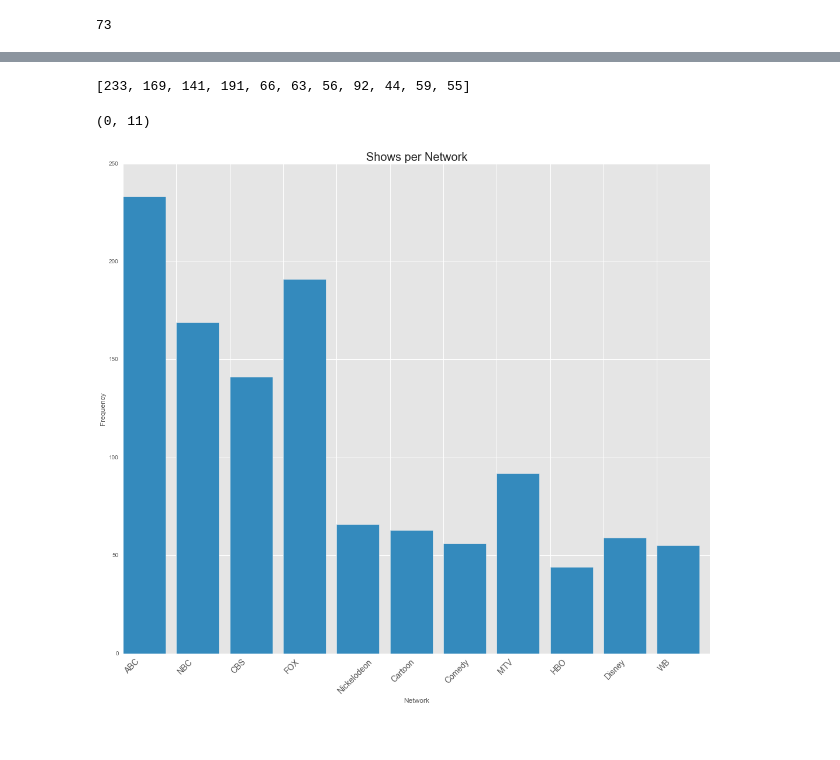
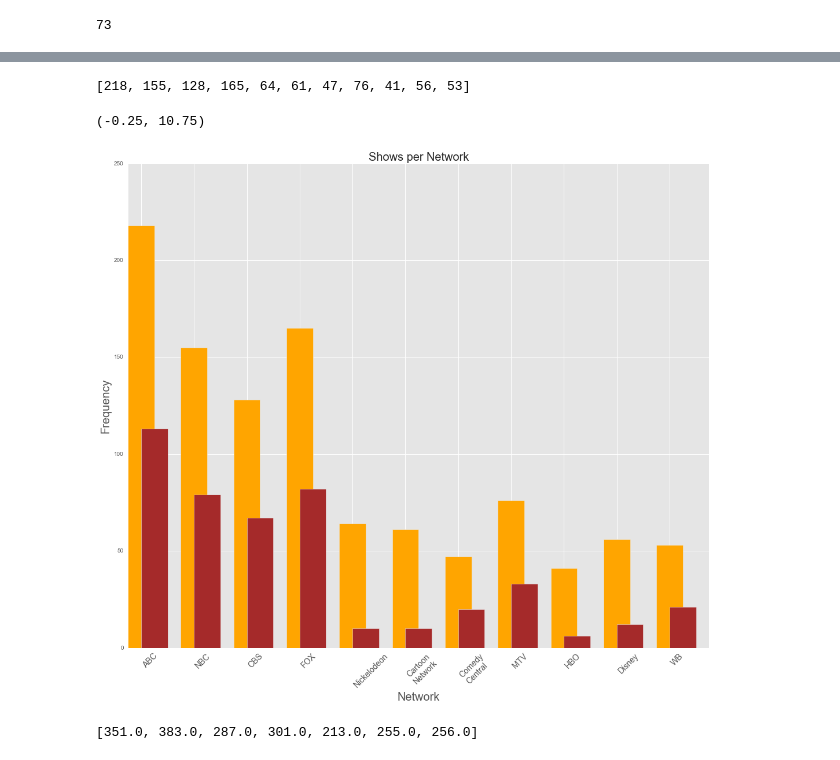
Before and after one commit to cgeppig/Will_My_Show_Get_Cancelled, a Jupyter notebook: Capstone_plotting.ipynb, the cells around one changed output, grey strips where cells are left out. Saved outputs shown, nothing was run; the diff lists cells and outputs as text; code cells hidden in the pictures.

```diff
--- a/Capstone_plotting.ipynb
+++ b/Capstone_plotting.ipynb
@@ -15,6 +15,8 @@ pd.set_option("display.max_rows", 200)
 shows = pd.read_csv('good_shows_data2.csv')
 # %%
 shows = shows[shows['first_year']>=1980]
+# %%
+shows = shows[shows['seasons'] != 0]
 # %%
 shows['release_date'] = shows['release_date'].dropna().apply(lambda x: datetime.strptime(x, '%Y-%m-%d'))
 # %%
@@ -23,6 +25,8 @@ shows['release_month'] = shows['release_month'].dropna().apply(lambda x: int(x))
 # %%
 shows['release_weekday'] = shows['release_date'].dropna().apply(lambda x: x.strftime('%w'))
 shows['release_weekday'] = shows['release_weekday'].dropna().apply(lambda x: int(x))
+# %%
+cancelled_shows = shows[shows['cancelled'] == 1]
 # %%
 shows['release_weekday'].value_counts()
 # %% [output]
@@ -250,21 +210,24 @@ networks = ['from_ABC', u'from_NBC', u'from_CBS', u'from_Fox', u'from_Nickelodeo
        u'from_Cartoon', u'from_Comedy', u'from_MTV', u'from_HBO',
        u'from_Disney', u'from_WB']
 network_numbers = []
+cancelled_network_numbers = []
 for i in networks:
     network_numbers.append(shows[''+i].sum())
+    cancelled_network_numbers.append(cancelled_shows[''+i].sum())
 # %%
 network_numbers
 # %% [output]
-[233, 169, 141, 191, 66, 63, 56, 92, 44, 59, 55]
+[218, 155, 128, 165, 64, 61, 47, 76, 41, 56, 53]
 # %%
 plt.figure(figsize=(18, 15))
-plt.bar(range(0, len(network_numbers)), network_numbers)
+plt.bar(range(0, len(network_numbers)), network_numbers, width=.5, align='center', color='orange')
+plt.bar(range(0, len(cancelled_network_numbers)), cancelled_network_numbers, width=.5, color='brown')
 plt.title('Shows per Network', fontsize=20)
-plt.xlabel('Network')
-plt.ylabel('Frequency')
-plt.xticks(range(0,11), ['ABC', 'NBC', 'CBS', 'FOX', 'Nickelodeon', 'Cartoon', 'Comedy', 'MTV', 'HBO', 'Disney', 'WB'],
+plt.xlabel('Network', fontsize=20)
+plt.ylabel('Frequency', fontsize=20)
+plt.xticks(range(0,11), ['ABC', 'NBC', 'CBS', 'FOX', 'Nickelodeon', 'Cartoon\nNetwork', 'Comedy\nCentral', 'MTV', 'HBO', 'Disney', 'WB'],
           fontsize=14, rotation=45, ha='left')
-plt.xlim((0,11))
+plt.xlim((-.25,10.75))
 # %% [output]
-(0, 11)
+(-0.25, 10.75)
-[figure, old version]
+[figure, new version]
@@ -270,0 +244,4 @@ plt.xlim((0,11))
+# %%
+weekday_numbers
+# %% [output]
+[351.0, 383.0, 287.0, 301.0, 213.0, 255.0, 256.0]
```
Also changed, not shown: parts of 21 cells of this notebook, 3 other files.
